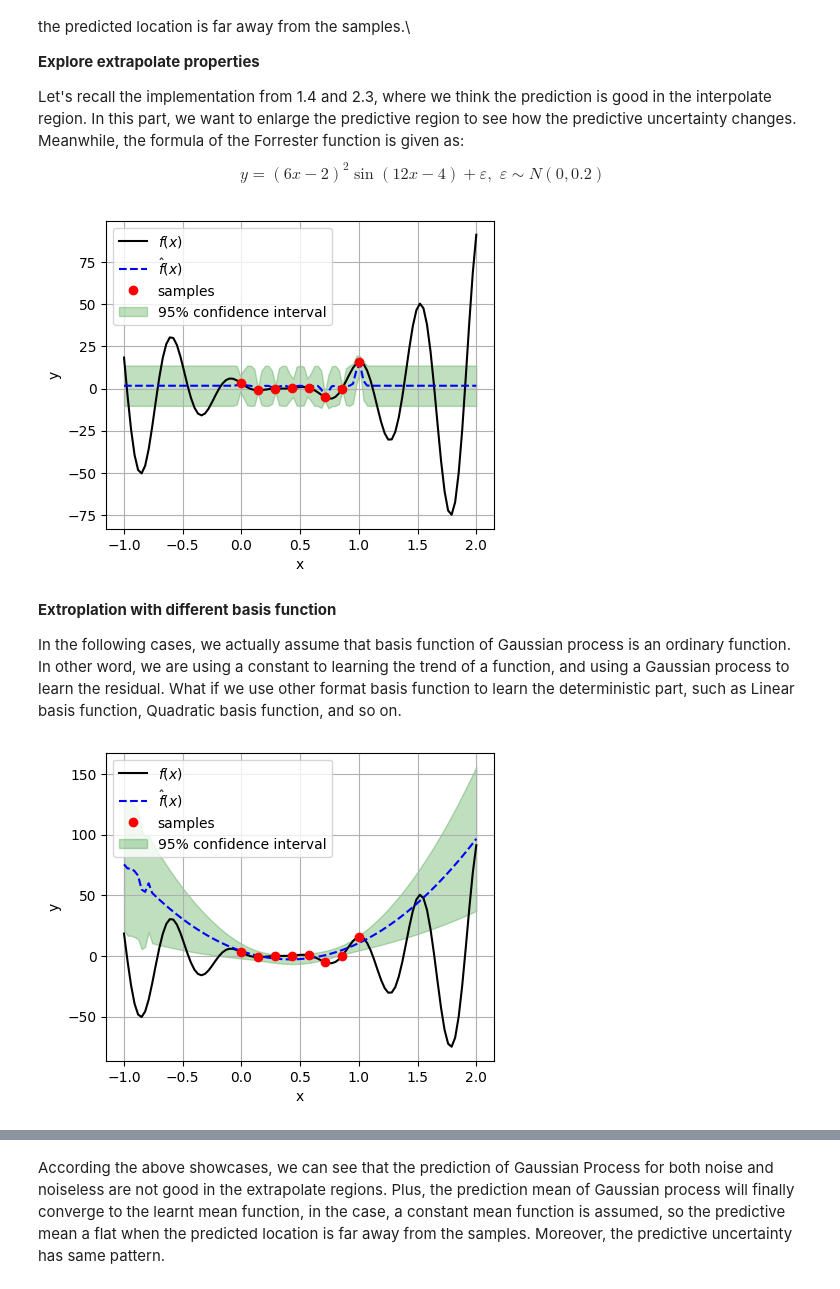
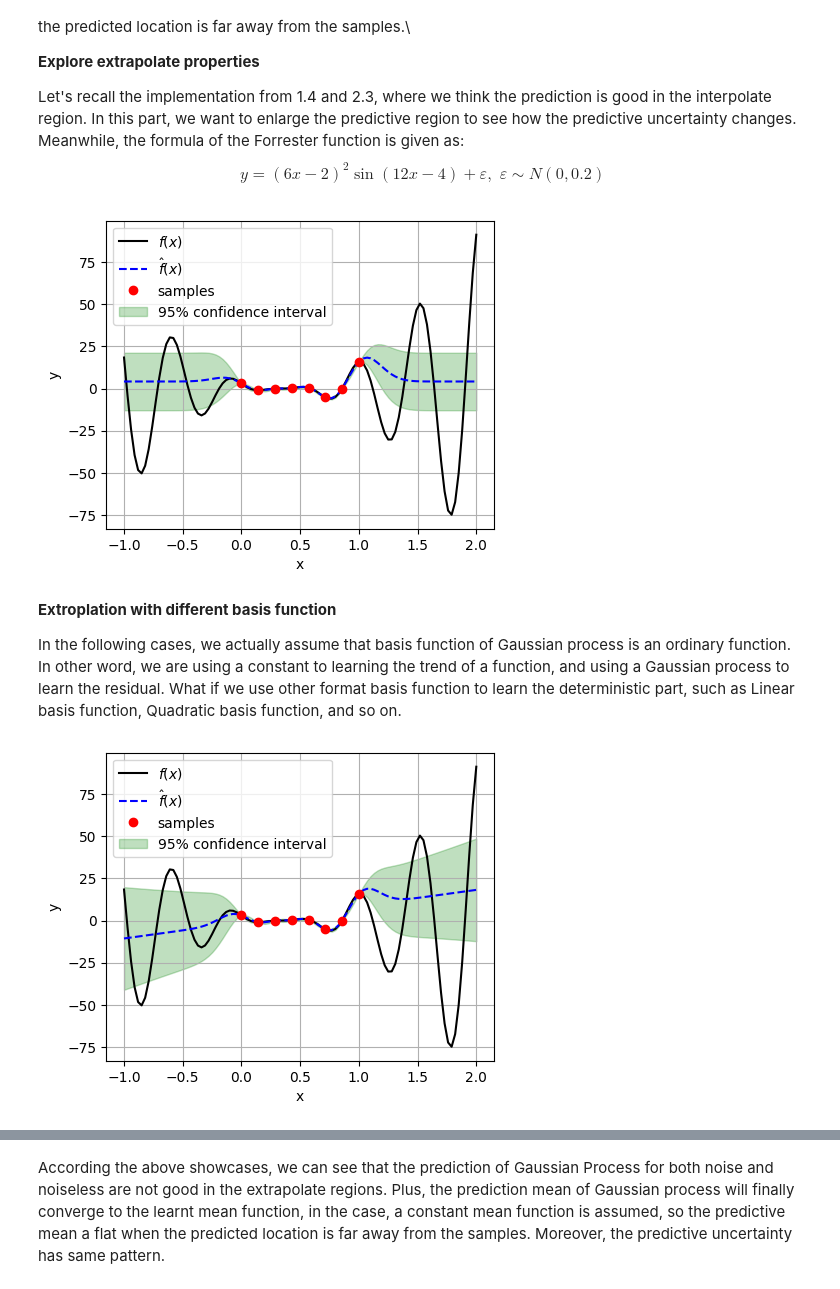
Before and after one commit to JiaxiangYi96/mfpml, a Jupyter notebook: tutorials/from_gp_to_bo.ipynb, the cells around one changed output, grey strips where cells are left out. Drawn from its saved outputs; the diff is of its cells as text; code cells hidden in the pictures.

```diff
--- a/tutorials/from_gp_to_bo.ipynb
+++ b/tutorials/from_gp_to_bo.ipynb
@@ -100,7 +100,7 @@ y = func.f(x)
 test_y = func.f(test_x)
 
 # train the model
-kriging = Kriging(design_space=func._input_domain)
+kriging = Kriging(design_space=func._input_domain, optimizer_restart=20)
 kriging.train(x, y)
 sf_pre, sf_std = kriging.predict(test_x, return_std=True)
 
@@ -345,7 +346,7 @@ plt.xlabel("x")
 plt.ylabel("y")
 plt.show()
 # %% [output]
-[figure, old version]
+[figure, new version]
 # %% [markdown]
 **Extroplation with different basis function**
 
@@ -354,30 +355,31 @@ a constant to learning the trend of a function, and using a Gaussian process to
 # %%
 # Use Linear basis function
 from mfpml.models.basis_functions import Linear
-kriging_linear = Kriging(design_space=func._input_domain, regr=Linear())
+kriging_linear = Kriging(design_space=func._input_domain,
+                         regr=Linear(), optimizer_restart=20)
 kriging_linear.train(sample_x=x, sample_y=y)
 sf_pre_linear, sf_std_linear = kriging_linear.predict(test_x, return_std=True)
 
 # plot the prediction
 fig, ax = plt.subplots(figsize=(5, 4))
 ax.plot(test_x, test_y, "k-", label=r"$f(x)$")
 ax.plot(test_x, sf_pre_linear, "b--", label=r"$\hat{f}(x)$")
 ax.plot(x, y, "ro", label="samples")
 ax.fill_between(
     test_x.reshape(-1),
     (sf_pre_linear - 1.96 * sf_std_linear).reshape(-1),
     (sf_pre_linear + 1.96 * sf_std_linear).reshape(-1),
     alpha=0.25,
     color="g",
     label="95% confidence interval",
 )
 ax.legend(loc="best")
 ax.grid()
 plt.xlabel("x")
 plt.ylabel("y")
 plt.show()
 # %% [output]
-[figure, old version]
+[figure, new version]
 # %%
 # show the predictive value at (-1.0 and 2.0)
 print(f"Predictive value at -1.0: {sf_pre[0]}")
```
Also changed, not shown: parts of 15 cells of this notebook, 14 other files.
